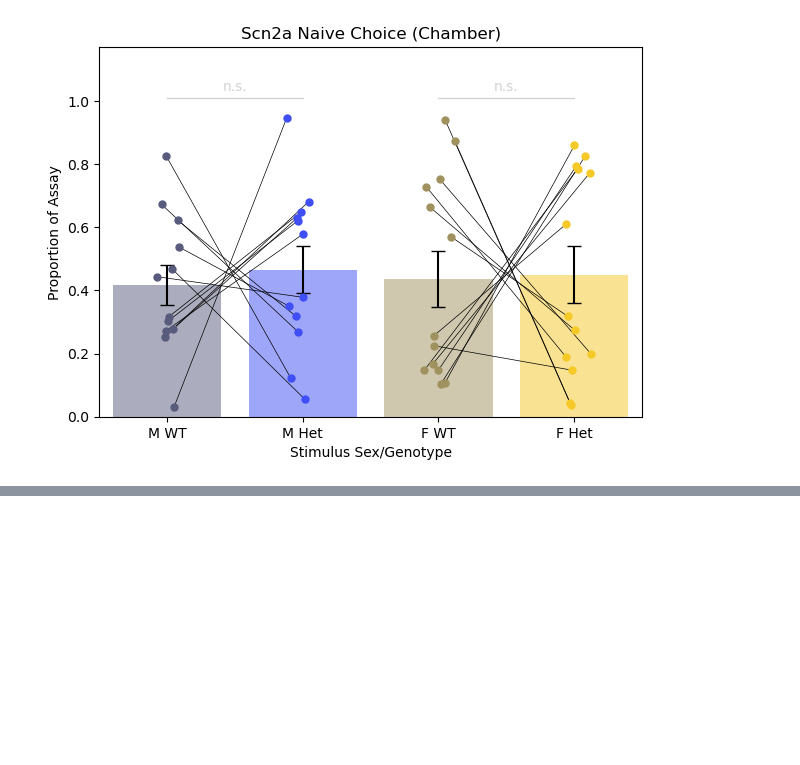
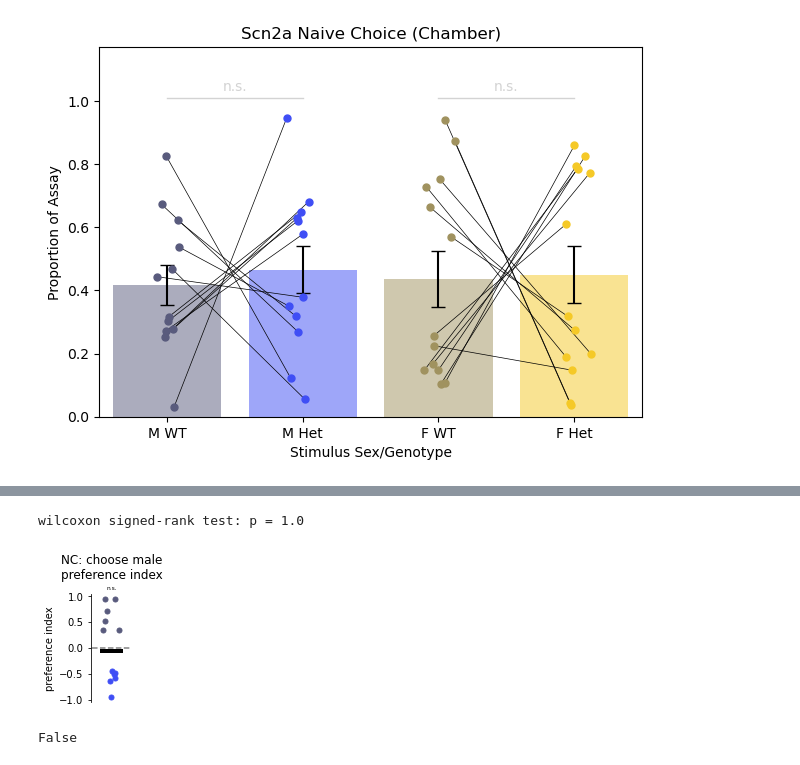
Before and after one commit to nhoglen/scn2a-paper-GWJSNH-code, a Jupyter notebook: naive_choice/20260206_scratch_make-NC-plots.ipynb, the cells around one changed output, grey strips where cells are left out. Cells and saved outputs as stored; diff of their text form; code cells hidden in the pictures; blank space fills up the shorter version.

```diff
--- a/naive_choice/20260206_scratch_make-NC-plots.ipynb
+++ b/naive_choice/20260206_scratch_make-NC-plots.ipynb
@@ -668,0 +1132,25 @@ df
+# %%
+xt = 0.3 # x adjustment for jitter
+jitter = 0.04 # jitter value
+jitpad = jitter*4 # how much x axis padding to have around the jitter value
+
+cols=mcols
+
+savefigs = False
+printstats = True
+sex = 'male'
+stat = 'preference index'
+statr = stat.replace(' ','-')
+fname = f'naiveChoice_huddle-data_choose-{sex}_{statr}.svg'
+
+lbls = ['WT','Scn2a$ \Delta $1a/+']
+xlab = ''
+ylab = 'preference index'
+ttl = f'NC: choose {sex}\n{stat}'
+
+df = pd.DataFrame({'prefIdx': data_df[(data_df['Het_Sex']=='M')& (data_df[na_column]<60)]['Huddle_geno_PI']})
+
+make_NC_preferenceIndex_plot(df,cols,fname,savefigs,printstats,ttl,ylab)
+# %% [output]
+wilcoxon signed-rank test: p = 1.0
+[figure, added]
@@ -668,0 +1173,4 @@ df
+# %%
+m_pi_norm
+# %% [output]
+False
```
Also changed, not shown: parts of 17 cells of this notebook, 9 other files.
